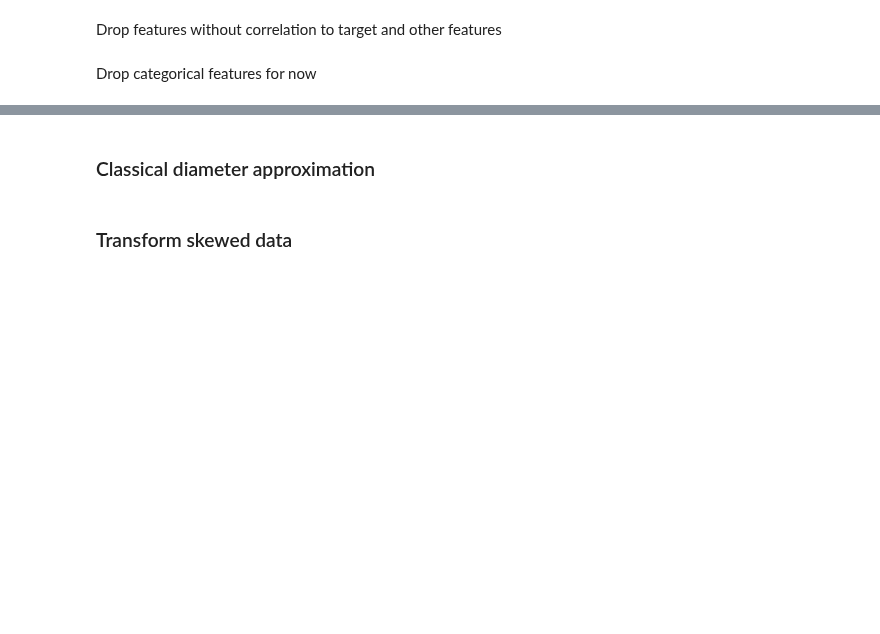
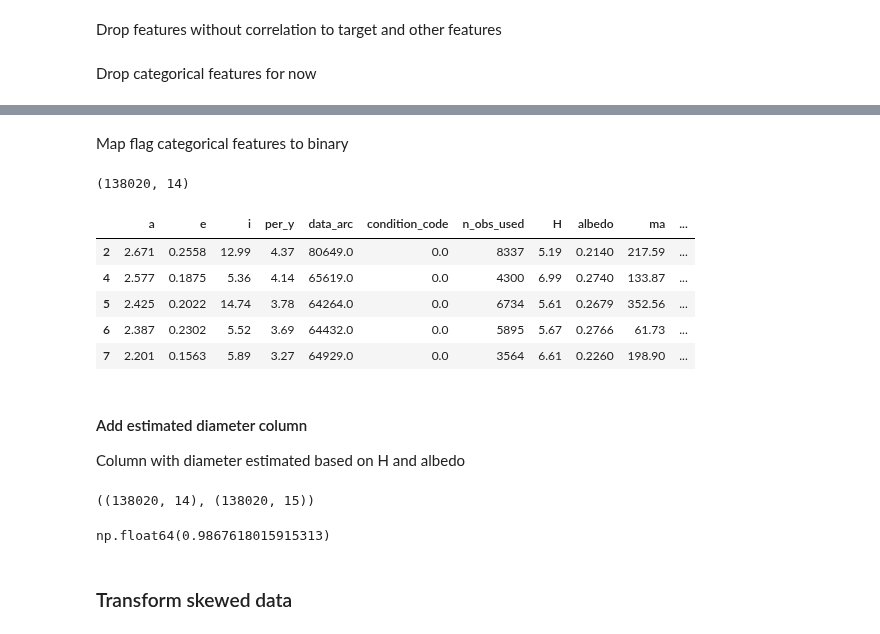
Before and after one commit to pgrzankowski/WUT-EngineerThesis, a Jupyter notebook: asteroid_diameter_prediction.ipynb, the cells around one changed output, grey strips where cells are left out. Saved outputs shown, nothing was run; the diff lists cells and outputs as text; code cells hidden in the pictures; blank space fills up the shorter version.

```diff
--- a/asteroid_diameter_prediction.ipynb
+++ b/asteroid_diameter_prediction.ipynb
@@ -479,42 +485,21 @@ X = X.drop(['condition_code', 'class', 'neo', 'pha'], axis=1)
-# %%
-# Model-based imputation with boolean flags for imputed values
-from sklearn.experimental import enable_iterative_imputer
-from sklearn.impute import IterativeImputer
-from sklearn.ensemble import RandomForestRegressor
-
-# Columns to impute
-impute_cols = ['data_arc', 'H', 'albedo']
-
-# Create boolean columns to track imputed values (before imputation)
-for col in impute_cols:
-    X[f'{col}_imputed'] = X[col].isna()
-
-# Prepare data for imputation (only numeric columns, excluding the boolean flags we just created)
-numeric_cols = [col for col in X.select_dtypes(include=[np.number]).columns
-                if not col.endswith('_imputed')]
-X_impute = X[numeric_cols].copy()
-
-# Use IterativeImputer with RandomForestRegressor as the estimator
-# This uses other features to predict missing values iteratively
-imputer = IterativeImputer(
-    estimator=RandomForestRegressor(n_estimators=50, random_state=42, n_jobs=-1),
-    max_iter=10,
-    random_state=42,
-    verbose=0
-)
-
-# Fit and transform
-X_imputed = imputer.fit_transform(X_impute)
-X_imputed_df = pd.DataFrame(X_imputed, columns=numeric_cols, index=X.index)
-
-# Update the original columns with imputed values
-for col in impute_cols:
-    X[col] = X_imputed_df[col]
-
-# Verify: check how many values were imputed
-print("Imputation summary:")
-for col in impute_cols:
-    imputed_count = X[f'{col}_imputed'].sum()
-    print(f"  {col}: {imputed_count} values imputed ({imputed_count/len(X)*100:.2f}%)")
-# %% [markdown]
-### Classical diameter approximation
+# %% [markdown]
+Map flag categorical features to binary
+# %%
+X['neo'] = X['neo'].map({'Y': 1, 'N': 0})
+X['pha'] = X['pha'].map({'Y': 1, 'N': 0})
+# %%
+X.shape
+# %% [output]
+(138020, 14)
+# %%
+X.head()
+# %% [output]
+|  | a | e | i | per_y | data_arc | condition_code | n_obs_used | H | albedo | ma | ... |
+| 2 | 2.671 | 0.2558 | 12.99 | 4.37 | 80649.0 | 0.0 | 8337 | 5.19 | 0.2140 | 217.59 | ... |
+| 4 | 2.577 | 0.1875 | 5.36 | 4.14 | 65619.0 | 0.0 | 4300 | 6.99 | 0.2740 | 133.87 | ... |
+| 5 | 2.425 | 0.2022 | 14.74 | 3.78 | 64264.0 | 0.0 | 6734 | 5.61 | 0.2679 | 352.56 | ... |
+| 6 | 2.387 | 0.2302 | 5.52 | 3.69 | 64432.0 | 0.0 | 5895 | 5.67 | 0.2766 | 61.73 | ... |
+| 7 | 2.201 | 0.1563 | 5.89 | 3.27 | 64929.0 | 0.0 | 3564 | 6.61 | 0.2260 | 198.90 | ... |
+# %% [markdown]
+#### Add estimated diameter column
+Column with diameter estimated based on H and albedo
@@ -521,2 +511,12 @@ for col in impute_cols:
+# %%
+X_we = X.copy()
+X_we['estd'] = X_we.apply(lambda row: estimate_diameter(row['H'], row['albedo']), axis=1)
+X.shape, X_we.shape
+# %% [output]
+((138020, 14), (138020, 15))
+# %%
+X_we['estd'].corr(y)
+# %% [output]
+np.float64(0.9867618015915313)
 # %% [markdown]
 ### Transform skewed data
```
Also changed, not shown: parts of 68 cells of this notebook, 17 other files.
